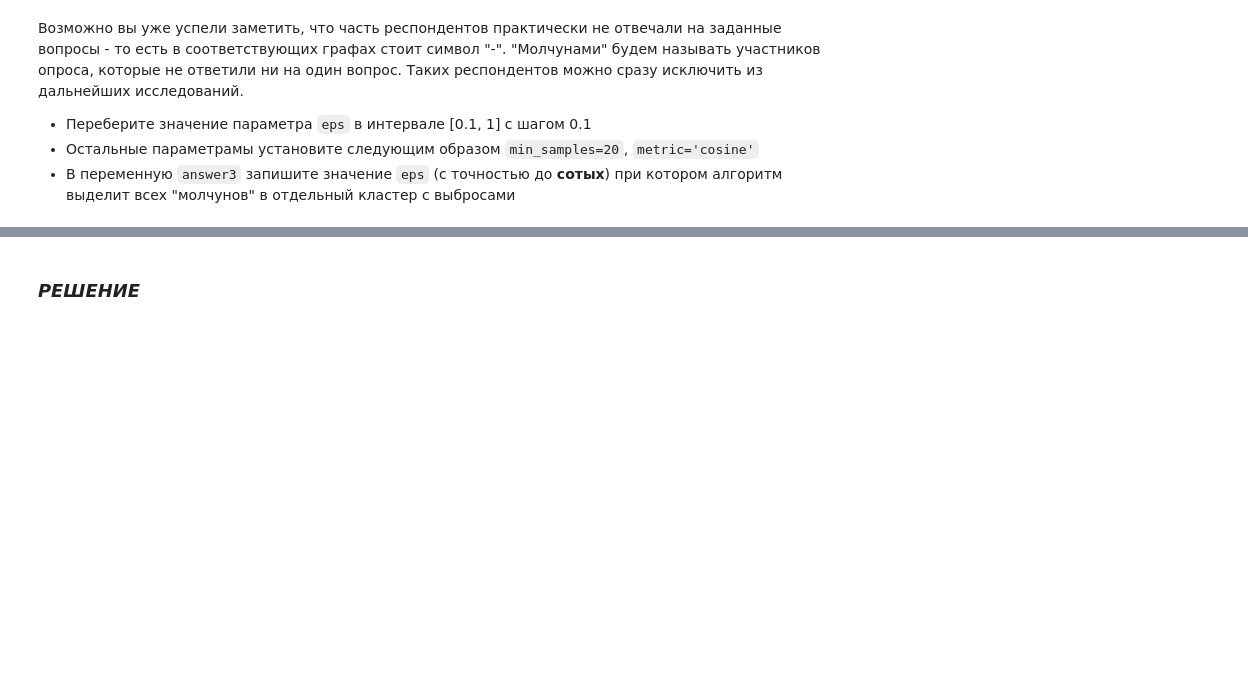
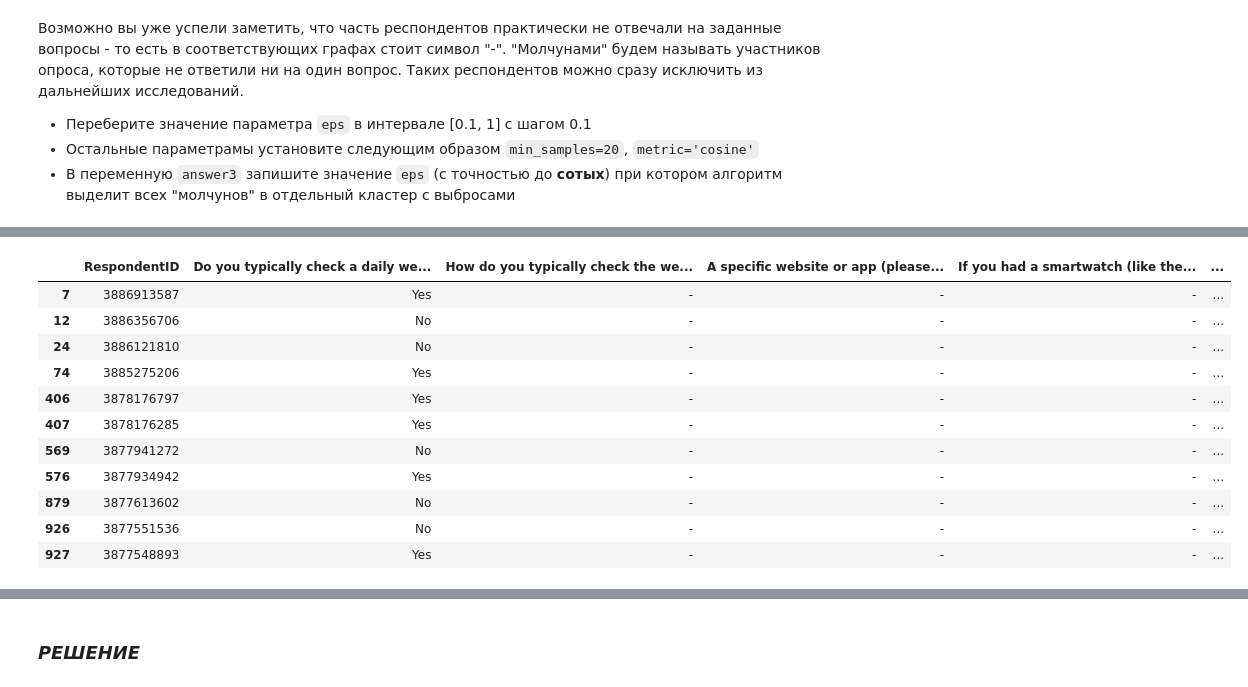
Before and after one commit to MuzaffarSoliyev/python_for_data_analysis, a Jupyter notebook: task-4.1/task-4.1.ipynb, the cells around one changed output, grey strips where cells are left out. Drawn from its saved outputs; the diff is of its cells as text; code cells hidden in the pictures; blank space fills up the shorter version.

```diff
--- a/task-4.1/task-4.1.ipynb
+++ b/task-4.1/task-4.1.ipynb
@@ -104,0 +151,29 @@ from sklearn.cluster import DBSCAN
+# %%
+epss = np.linspace(0.1, 1, 10)
+# %%
+for eps in epss:
+    dbscan = DBSCAN(eps=eps, min_samples=20, metric='cosine')
+    dbscan.fit(X)
+    df.loc[:,f'label{eps}'] = dbscan.labels_
+# %%
+df[(df['How do you typically check the weather?'] == '-') &
+   (df['A specific website or app (please provide the answer)'] == '-') &
+   (df['If you had a smartwatch (like the soon to be released Apple Watch), how likely or unlikely would you be to check the weather on that device?'] == '-') &
+   (df['Age'] == '-') &
+   (df['What is your gender?'] == '-') &
+   (df['How much total combined money did all members of your HOUSEHOLD earn last year?'] == '-') &
+   (df['US Region'] == '-')
+  ]
+# %% [output]
+|  | RespondentID | Do you typically check a daily we... | How do you typically check the we... | A specific website or app (please... | If you had a smartwatch (like the... | ... |
+| 7 | 3886913587 | Yes | - | - | - | ... |
+| 12 | 3886356706 | No | - | - | - | ... |
+| 24 | 3886121810 | No | - | - | - | ... |
+| 74 | 3885275206 | Yes | - | - | - | ... |
+| 406 | 3878176797 | Yes | - | - | - | ... |
+| 407 | 3878176285 | Yes | - | - | - | ... |
+| 569 | 3877941272 | No | - | - | - | ... |
+| 576 | 3877934942 | Yes | - | - | - | ... |
+| 879 | 3877613602 | No | - | - | - | ... |
+| 926 | 3877551536 | No | - | - | - | ... |
+| 927 | 3877548893 | Yes | - | - | - | ... |
```
Also changed, not shown: parts of 14 cells of this notebook, 3 other files.
